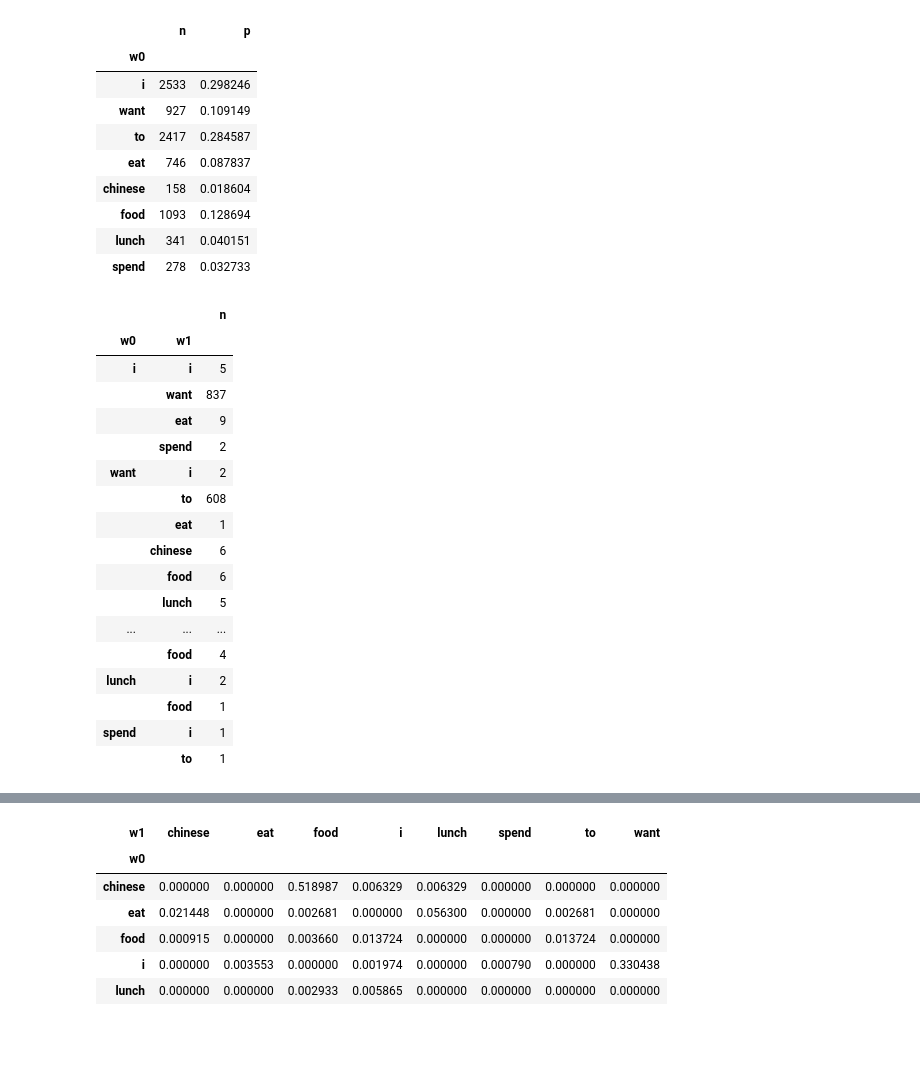
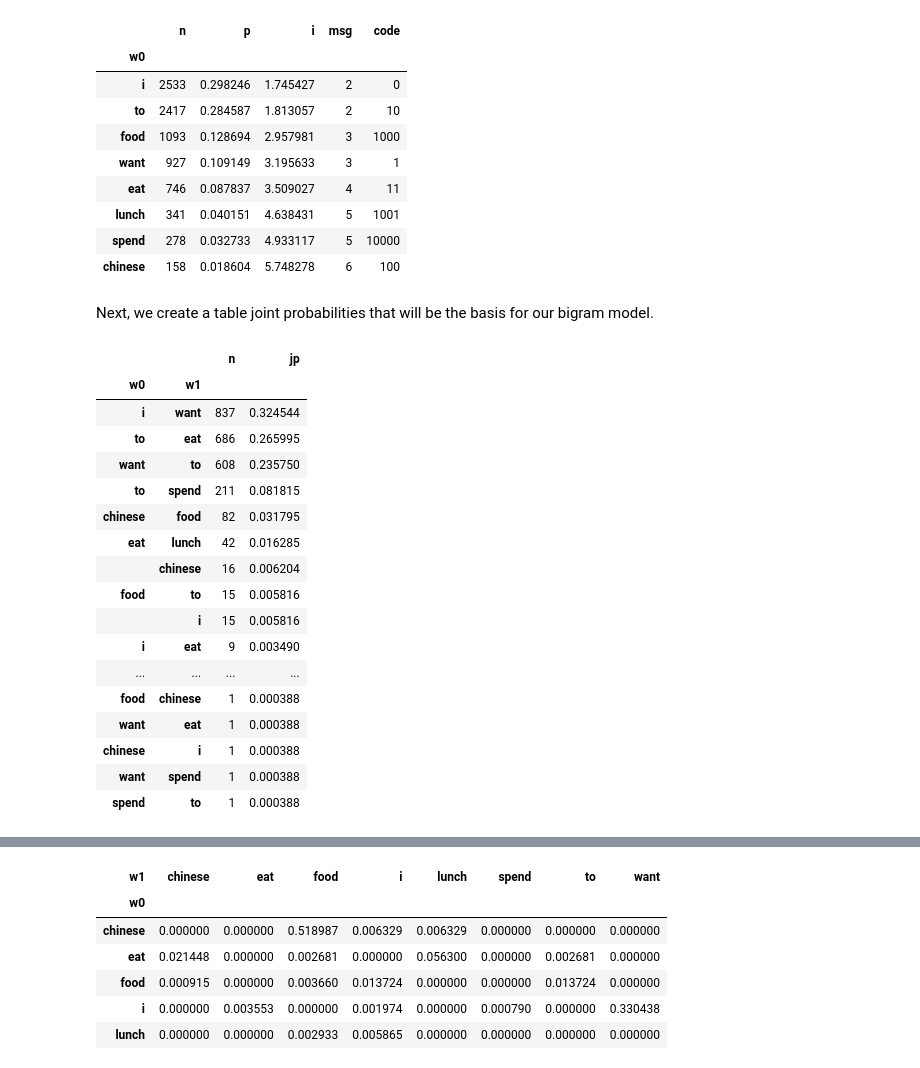
Before and after one commit to ontoligent/DS5001-2023-01-R, a Jupyter notebook: lessons/M03_LanguageModels/M03_02_SimpleLangModel.ipynb, the cells around one changed output, grey strips where cells are left out. Drawn from its saved outputs; the diff is of its cells as text; code cells hidden in the pictures; blank space fills up the shorter version.

```diff
--- a/lessons/M03_LanguageModels/M03_02_SimpleLangModel.ipynb
+++ b/lessons/M03_LanguageModels/M03_02_SimpleLangModel.ipynb
@@ -30,16 +48,18 @@ df1['p'] = df1.n / df1.n.sum()
 # %%
-df1
+df1.sort_values('i')
 # %% [output]
-|  | n | p |
-| w0 |  |  |
-| i | 2533 | 0.298246 |
-| want | 927 | 0.109149 |
-| to | 2417 | 0.284587 |
-| eat | 746 | 0.087837 |
-| chinese | 158 | 0.018604 |
-| food | 1093 | 0.128694 |
-| lunch | 341 | 0.040151 |
-| spend | 278 | 0.032733 |
+|  | n | p | i | msg | code |
+| w0 |  |  |  |  |  |
+| i | 2533 | 0.298246 | 1.745427 | 2 | 0 |
+| to | 2417 | 0.284587 | 1.813057 | 2 | 10 |
+| food | 1093 | 0.128694 | 2.957981 | 3 | 1000 |
+| want | 927 | 0.109149 | 3.195633 | 3 | 1 |
+| eat | 746 | 0.087837 | 3.509027 | 4 | 11 |
+| lunch | 341 | 0.040151 | 4.638431 | 5 | 1001 |
+| spend | 278 | 0.032733 | 4.933117 | 5 | 10000 |
+| chinese | 158 | 0.018604 | 5.748278 | 6 | 100 |
+# %% [markdown]
+Next, we create a table joint probabilities that will be the basis for our bigram model.
 # %%
 data2 = [row.split(", ") for row in """
 i, i, 5
@@ -80,23 +100,24 @@ df2 = pd.DataFrame(data2, columns = ['w0', 'w1', 'n']).set_index(['w0','w1'])#.u
 # %%
 df2.n = df2.n.astype('int')
+df2['jp'] = df2.n / df2.n.sum()
 # %%
-df2
+df2.sort_values('n', ascending=False)
 # %% [output]
-|  |  | n |
-| w0 | w1 |  |
-| i | i | 5 |
-|  | want | 837 |
-|  | eat | 9 |
-|  | spend | 2 |
-| want | i | 2 |
-|  | to | 608 |
-|  | eat | 1 |
-|  | chinese | 6 |
-|  | food | 6 |
-|  | lunch | 5 |
-| ... | ... | ... |
-|  | food | 4 |
-| lunch | i | 2 |
-|  | food | 1 |
-| spend | i | 1 |
-|  | to | 1 |
+|  |  | n | jp |
+| w0 | w1 |  |  |
+| i | want | 837 | 0.324544 |
+| to | eat | 686 | 0.265995 |
+| want | to | 608 | 0.235750 |
+| to | spend | 211 | 0.081815 |
+| chinese | food | 82 | 0.031795 |
+| eat | lunch | 42 | 0.016285 |
+|  | chinese | 16 | 0.006204 |
+| food | to | 15 | 0.005816 |
+|  | i | 15 | 0.005816 |
+| i | eat | 9 | 0.003490 |
+| ... | ... | ... | ... |
+| food | chinese | 1 | 0.000388 |
+| want | eat | 1 | 0.000388 |
+| chinese | i | 1 | 0.000388 |
+| want | spend | 1 | 0.000388 |
+| spend | to | 1 | 0.000388 |
```
Also changed, not shown: parts of 24 cells of this notebook.
